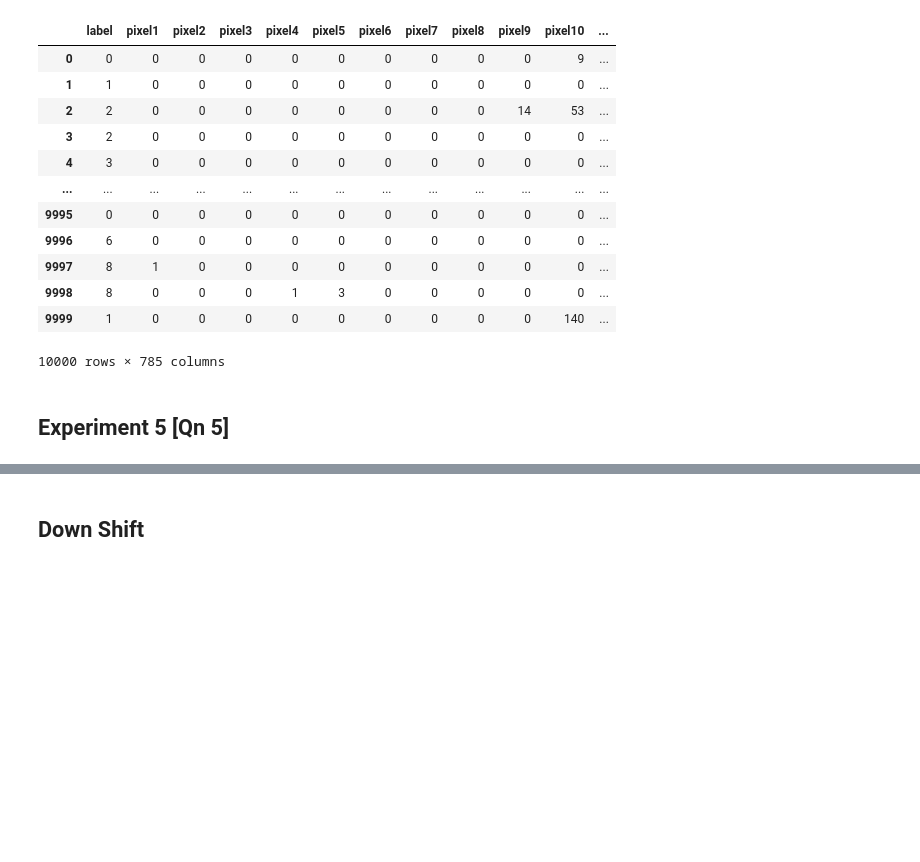
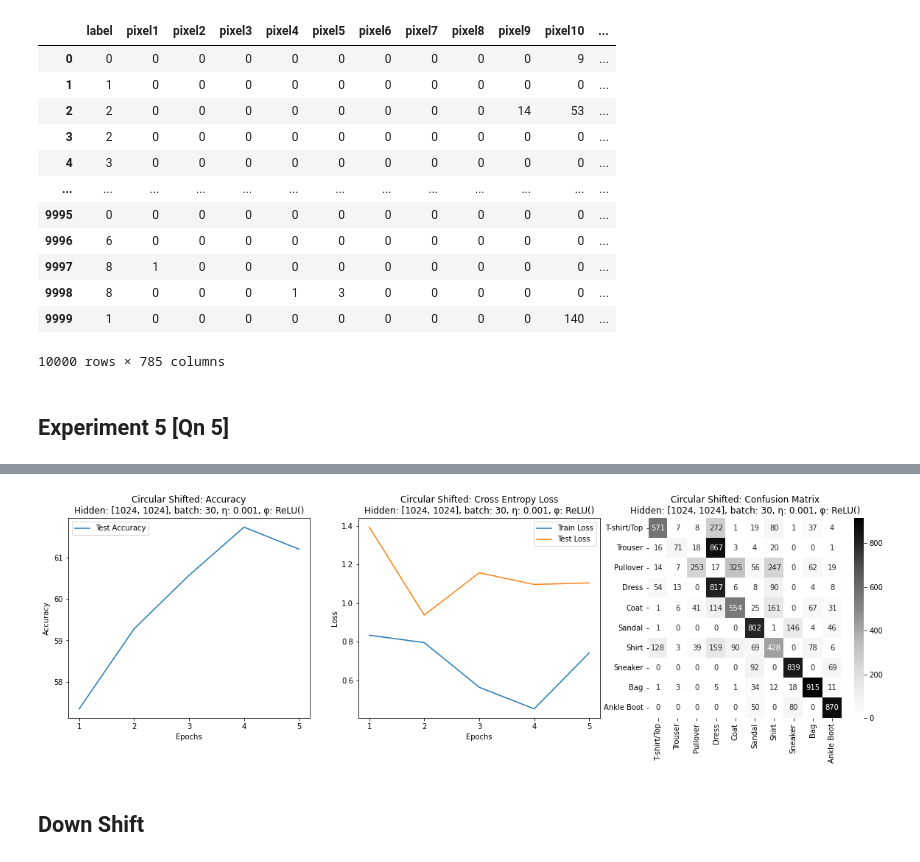
Before and after one commit to Rhitabrat/deep-learning-CS510, a Jupyter notebook: hw1/main.ipynb, the cells around one changed output, grey strips where cells are left out. Drawn from its saved outputs; the diff is of its cells as text; code cells hidden in the pictures; blank space fills up the shorter version.

```diff
--- a/hw1/main.ipynb
+++ b/hw1/main.ipynb
@@ -26,8 +26,8 @@ drive.mount('/content/drive')
 # %% [output]
 Mounted at /content/drive
 # %%
-train_file_path = "/content/drive/Othercomputers/My MacBook Pro/PSU/Winter-2022/Deep Learning/Assignments/Assignment 1/FMNIST Dataset/fashion-mnist_train.csv"
-test_file_path = "/content/drive/Othercomputers/My MacBook Pro/PSU/Winter-2022/Deep Learning/Assignments/Assignment 1/FMNIST Dataset/fashion-mnist_test.csv"
+train_file_path = "/content/drive/MyDrive/PSU/Winter-2022/Deep Learning/Assignments/Assignment 1/FMNIST Dataset/fashion-mnist_train.csv"
+test_file_path = "/content/drive/MyDrive/PSU/Winter-2022/Deep Learning/Assignments/Assignment 1/FMNIST Dataset/fashion-mnist_test.csv"
 
 data_train = pd.read_csv(train_file_path)
 data_test = pd.read_csv(test_file_path)
@@ -550,6 +544,8 @@ epochs = 5
 
 model_2 = FashionModel(data_train=data_train, data_test=data_test, batch_size=batch_size)
 model_2.train(hidden_size=hidden_size, activation=activation, learn_rate=learn_rate, momentum=momentum, epochs=epochs)
+
+display_model_visuals(model=model_2, hidden_size=hidden_size, title="Circular Shifted")
 # %% [output]
 Hidden Layers: [1024, 1024]
 Learning Rate: 0.001
@@ -562,3 +561,4 @@ Epoch 2/2  Training Loss: 0.8110    Testing Loss: 1.1227    Testing Accuracy: 58
+[figure, added]
 # %% [markdown]
 ## Down Shift
 # %%
```
Also changed, not shown: parts of 12 cells of this notebook.
